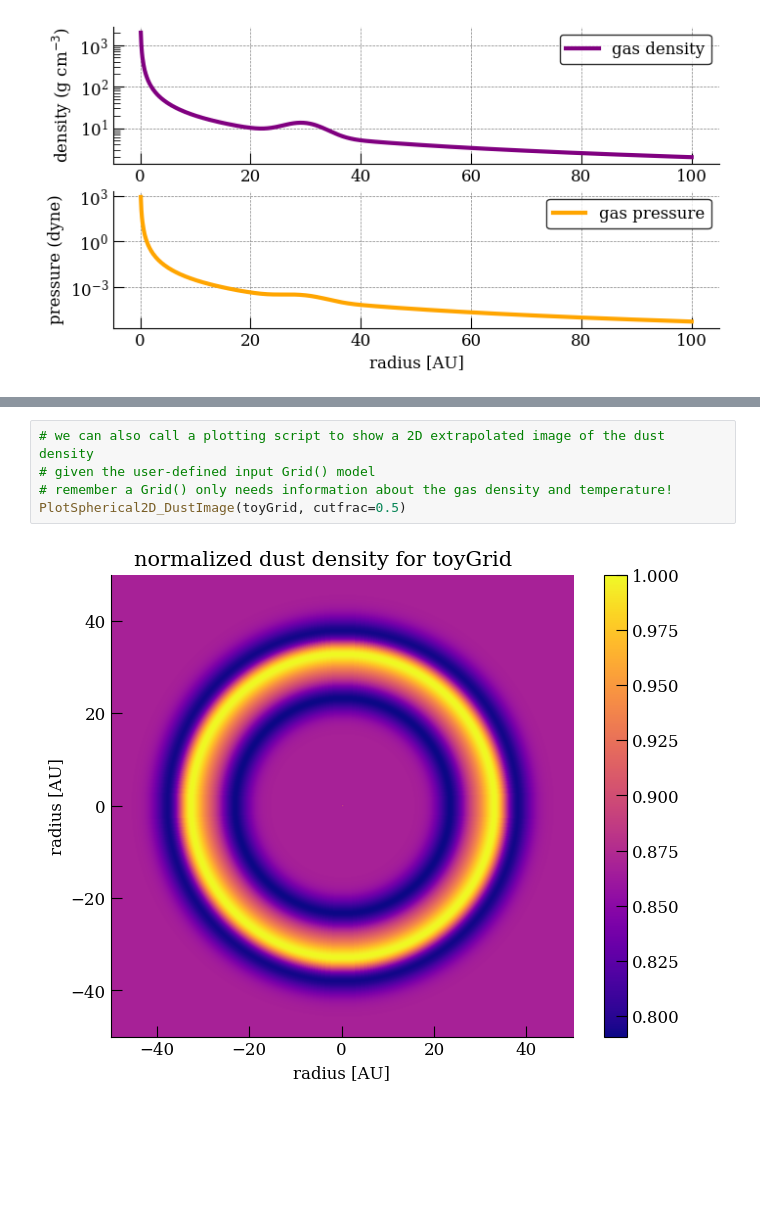
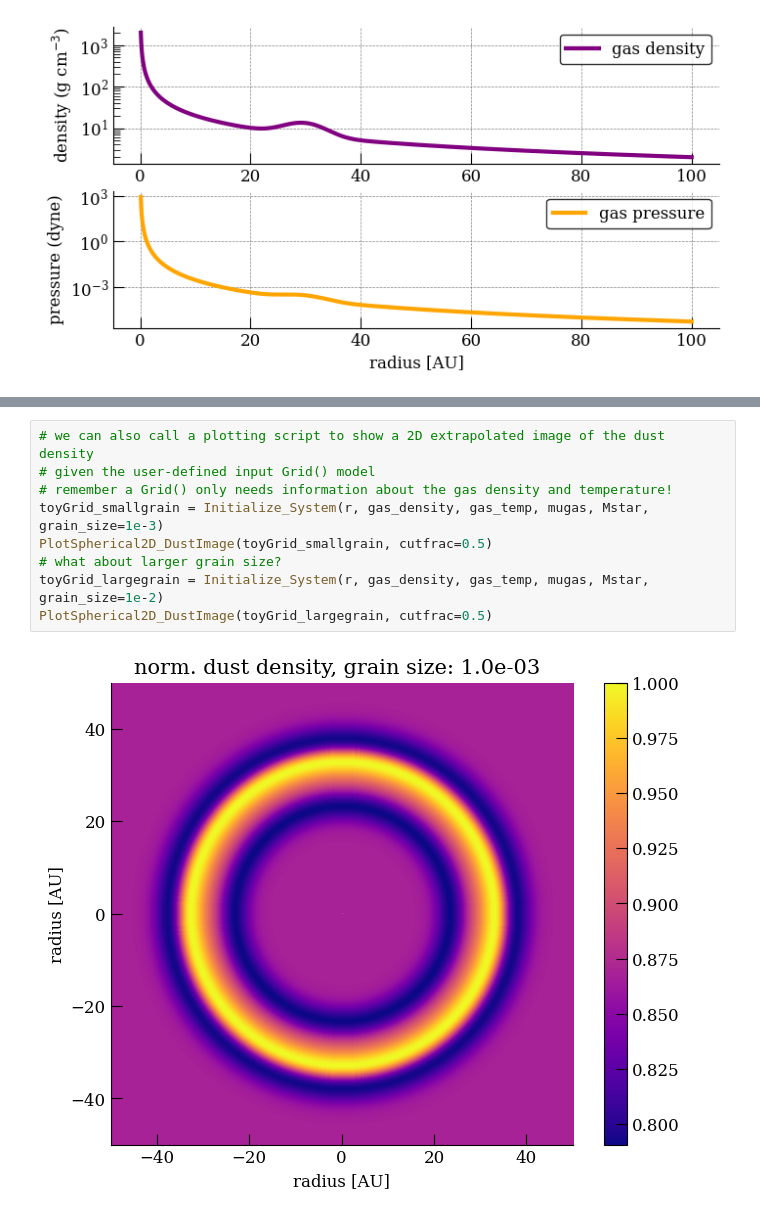
Before and after one commit to miranda-pikus/DustyDisk, a Jupyter notebook: Examples/ExampleTutorial.ipynb, the cells around one changed output, grey strips where cells are left out. Saved outputs shown, nothing was run; the diff lists cells and outputs as text; blank space fills up the shorter version.

Commit message:
fixed 2D plotting bug in tutorial notebook

```diff
--- a/Examples/ExampleTutorial.ipynb
+++ b/Examples/ExampleTutorial.ipynb
@@ -65,7 +65,11 @@ plt.tight_layout()
 # %%
 # we can also call a plotting script to show a 2D extrapolated image of the dust density
 # given the user-defined input Grid() model
 # remember a Grid() only needs information about the gas density and temperature!
-PlotSpherical2D_DustImage(toyGrid, cutfrac=0.5)
+toyGrid_smallgrain = Initialize_System(r, gas_density, gas_temp, mugas, Mstar, grain_size=1e-3)
+PlotSpherical2D_DustImage(toyGrid_smallgrain, cutfrac=0.5)
+# what about larger grain size?
+toyGrid_largegrain = Initialize_System(r, gas_density, gas_temp, mugas, Mstar, grain_size=1e-2)
+PlotSpherical2D_DustImage(toyGrid_largegrain, cutfrac=0.5)
 # %% [output]
-[figure, old version]
+[figure, new version]
```
Also changed, not shown: parts of 2 cells of this notebook, 1 other file.
